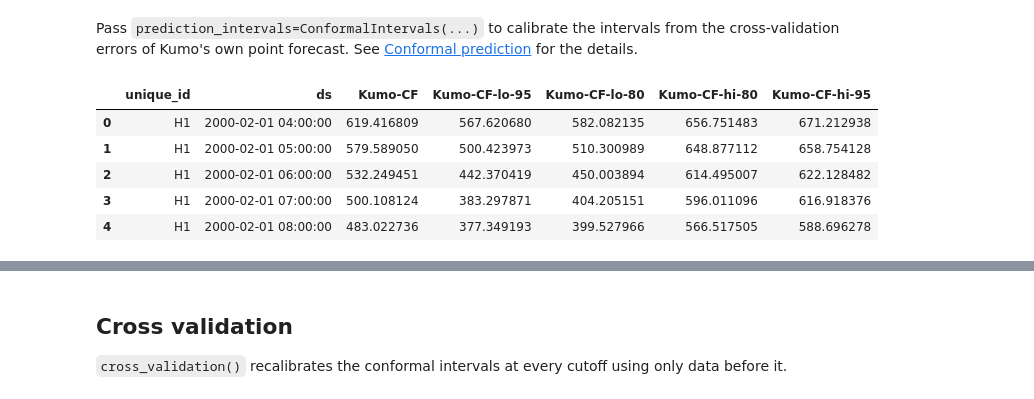
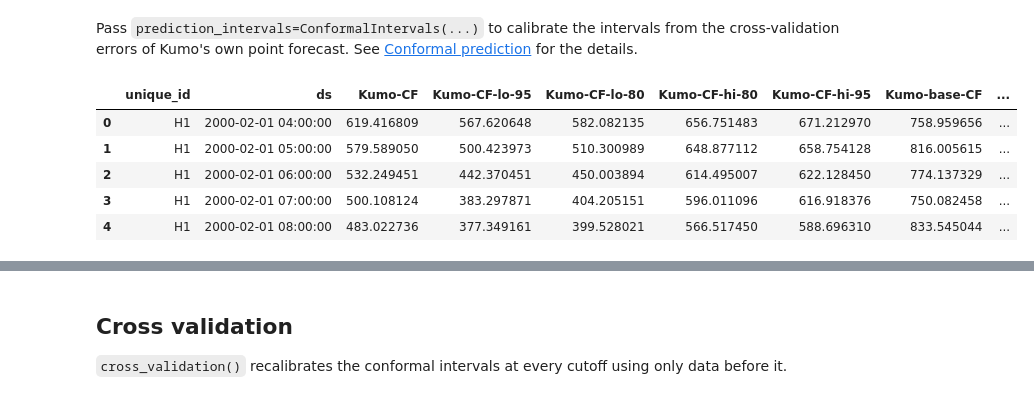
Before and after one commit to TimeCopilot/foundationforecast, a Jupyter notebook: docs/examples/kumo-family.ipynb, the cells around one changed output, grey strips where cells are left out. Cells and saved outputs as stored; diff of their text form; code cells hidden in the pictures.

```diff
--- a/docs/examples/kumo-family.ipynb
+++ b/docs/examples/kumo-family.ipynb
@@ -100,25 +104,29 @@ Kumo produces point forecasts only, so `level` and `quantiles` need conformal in
 # %% [markdown]
 Pass `prediction_intervals=ConformalIntervals(...)` to calibrate the intervals from the cross-validation errors of Kumo's own point forecast. See [Conformal prediction](conformal-prediction.ipynb) for the details.
 # %%
+prediction_intervals = ConformalIntervals(n_windows=10)
+
 ff_conformal = FoundationForecast(
     models=[
+        Kumo(alias="Kumo-CF", prediction_intervals=prediction_intervals),
         Kumo(
-            alias="Kumo-CF",
-            prediction_intervals=ConformalIntervals(n_windows=10),
-        )
+            checkpoint="moment_head_512_6hr.pt",
+            alias="Kumo-base-CF",
+            prediction_intervals=prediction_intervals,
+        ),
     ]
 )
 
 level = [80, 95]
 fcst_cf_df = ff_conformal.forecast(df=df, h=h, level=level)
 fcst_cf_df.head()
 # %% [output]
-|  | unique_id | ds | Kumo-CF | Kumo-CF-lo-95 | Kumo-CF-lo-80 | Kumo-CF-hi-80 | Kumo-CF-hi-95 |
-| 0 | H1 | 2000-02-01 04:00:00 | 619.416809 | 567.620680 | 582.082135 | 656.751483 | 671.212938 |
-| 1 | H1 | 2000-02-01 05:00:00 | 579.589050 | 500.423973 | 510.300989 | 648.877112 | 658.754128 |
-| 2 | H1 | 2000-02-01 06:00:00 | 532.249451 | 442.370419 | 450.003894 | 614.495007 | 622.128482 |
-| 3 | H1 | 2000-02-01 07:00:00 | 500.108124 | 383.297871 | 404.205151 | 596.011096 | 616.918376 |
-| 4 | H1 | 2000-02-01 08:00:00 | 483.022736 | 377.349193 | 399.527966 | 566.517505 | 588.696278 |
+|  | unique_id | ds | Kumo-CF | Kumo-CF-lo-95 | Kumo-CF-lo-80 | Kumo-CF-hi-80 | Kumo-CF-hi-95 | Kumo-base-CF | ... |
+| 0 | H1 | 2000-02-01 04:00:00 | 619.416809 | 567.620648 | 582.082135 | 656.751483 | 671.212970 | 758.959656 | ... |
+| 1 | H1 | 2000-02-01 05:00:00 | 579.589050 | 500.423973 | 510.300989 | 648.877112 | 658.754128 | 816.005615 | ... |
+| 2 | H1 | 2000-02-01 06:00:00 | 532.249451 | 442.370451 | 450.003894 | 614.495007 | 622.128450 | 774.137329 | ... |
+| 3 | H1 | 2000-02-01 07:00:00 | 500.108124 | 383.297871 | 404.205151 | 596.011096 | 616.918376 | 750.082458 | ... |
+| 4 | H1 | 2000-02-01 08:00:00 | 483.022736 | 377.349161 | 399.528021 | 566.517450 | 588.696310 | 833.545044 | ... |
 # %%
 ff_conformal.plot(
     df,
```
Also changed, not shown: parts of 8 cells of this notebook, 4 other files.
